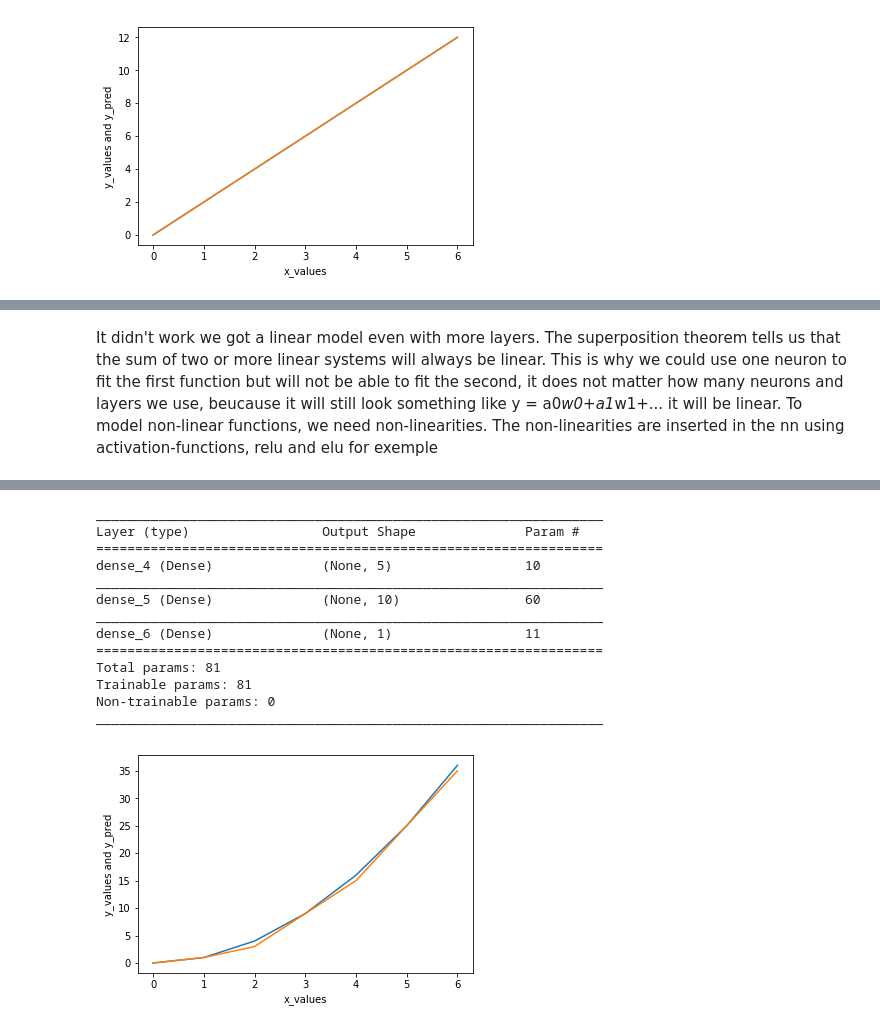
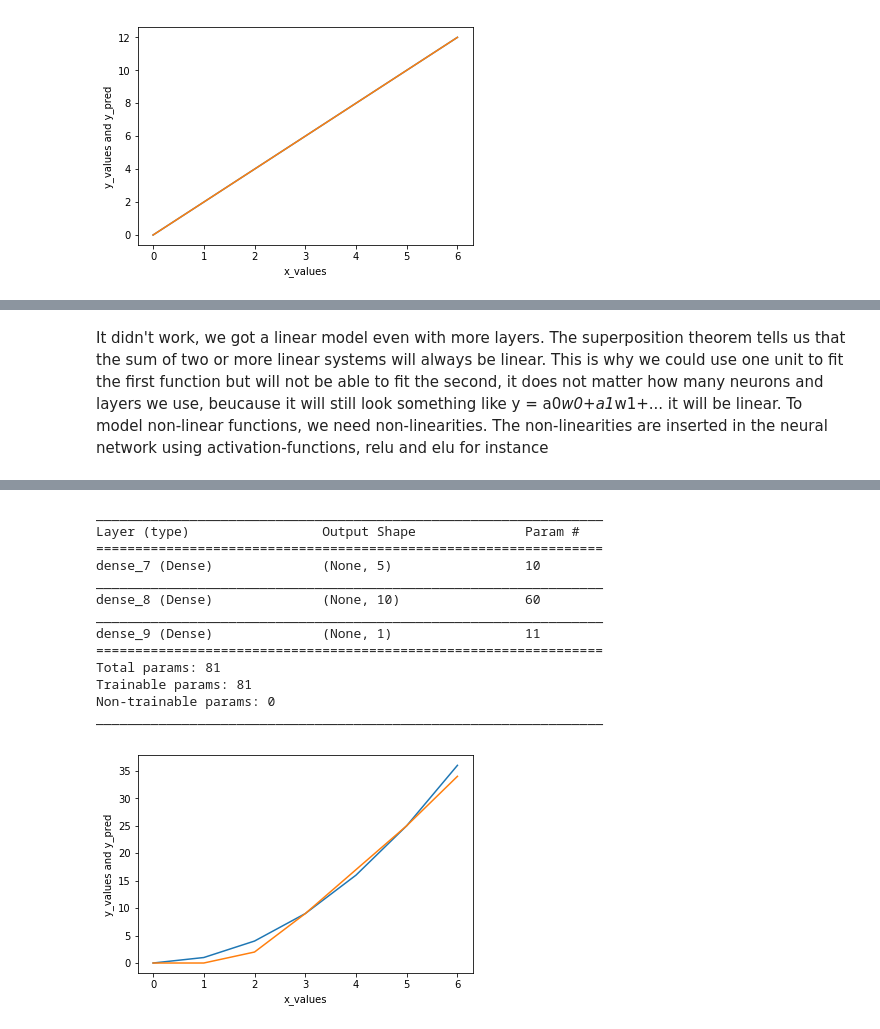
Before and after one commit to alvaroqueiroz/TFRegression, a Jupyter notebook: Regression.ipynb, the cells around one changed output, grey strips where cells are left out. Saved outputs shown, nothing was run; the diff lists cells and outputs as text; code cells hidden in the pictures.

```diff
--- a/Regression.ipynb
+++ b/Regression.ipynb
@@ -125,52 +152,48 @@ _________________________________________________________________
 # %% [markdown]
-It didn't work we got a linear model even with more layers. The superposition theorem tells us that the sum of two or more linear systems will always be linear. This is why we could use one neuron to fit the first function but will not be able to fit the second, it does not matter how many neurons and layers we use, beucause it will still look something like y = a0*w0+a1*w1+... it will be linear.
+It didn't work, we got a linear model even with more layers. The superposition theorem tells us that the sum of two or more linear systems will always be linear. This is why we could use one unit to fit the first function but will not be able to fit the second, it does not matter how many neurons and layers we use, beucause it will still look something like y = a0*w0+a1*w1+... it will be linear.
 To model non-linear functions, we need non-linearities.
-The non-linearities are inserted in the nn using activation-functions, relu and elu for exemple
+The non-linearities are inserted in the neural network using activation-functions, relu and elu for instance
 # %% [markdown]
 ![act-funcs](https://user-images.githubusercontent.com/23335136/55291514-9f66a100-53b5-11e9-89a5-59566bdc9cc0.png)
 # %%
-x_values = np.array([0, 1,  2,  3, 4, 5,  6],  dtype=float)
-y_values = np.array([0,  1, 4, 9, 16, 25, 36],  dtype=float)
-
-#'elu' is the non-linearitie we will use, it is a better version of the relu, because 'elu' is smooth
-# around zero, in consequence, is derivative has no jumps, it makes the convergence faster but computations slower
-# because it has exponentials in it
+x_values = np.array([0, 1, 2, 3,  4,  5,  6],  dtype=float)
+y_values = np.array([0, 1, 4, 9, 16, 25, 36],  dtype=float)
 
 layer1 = tf.keras.layers.Dense(units=5,input_shape=[1],activation = 'elu')
 layer2 = tf.keras.layers.Dense(units=10,activation = 'elu')
 layer3 = tf.keras.layers.Dense(units=1,activation = 'elu')
-del model
+
 model = tf.keras.Sequential([layer1,layer2,layer3])
 model.summary()
 model.compile(loss='mean_squared_error',
               optimizer=tf.keras.optimizers.Adam(0.1))
-history = model.fit(x_values, y_values, epochs=500, verbose=False)
+history = model.fit(x_values, y_values, epochs=100, verbose=False)
 y_pred = np.array([int(model.predict([0])),
                    int(model.predict([1])),
                    int(model.predict([2])),
                    int(model.predict([3])),
                    int(model.predict([4])),
                    int(model.predict([5])),
                    int(model.predict([6]))],  dtype=float)
 
 plt.plot(x_values,y_values)
 plt.plot(x_values,y_pred)
 plt.xlabel("x_values")
 plt.ylabel("y_values and y_pred")
 
 plt.show()
 # %% [output]
 _________________________________________________________________
 Layer (type)                 Output Shape              Param #
 =================================================================
-dense_4 (Dense)              (None, 5)                 10
+dense_7 (Dense)              (None, 5)                 10
 _________________________________________________________________
-dense_5 (Dense)              (None, 10)                60
+dense_8 (Dense)              (None, 10)                60
 _________________________________________________________________
-dense_6 (Dense)              (None, 1)                 11
+dense_9 (Dense)              (None, 1)                 11
 =================================================================
 Total params: 81
 Trainable params: 81
 Non-trainable params: 0
 _________________________________________________________________
-[figure, old version]
+[figure, new version]
```
Also changed, not shown: parts of 17 cells of this notebook.
